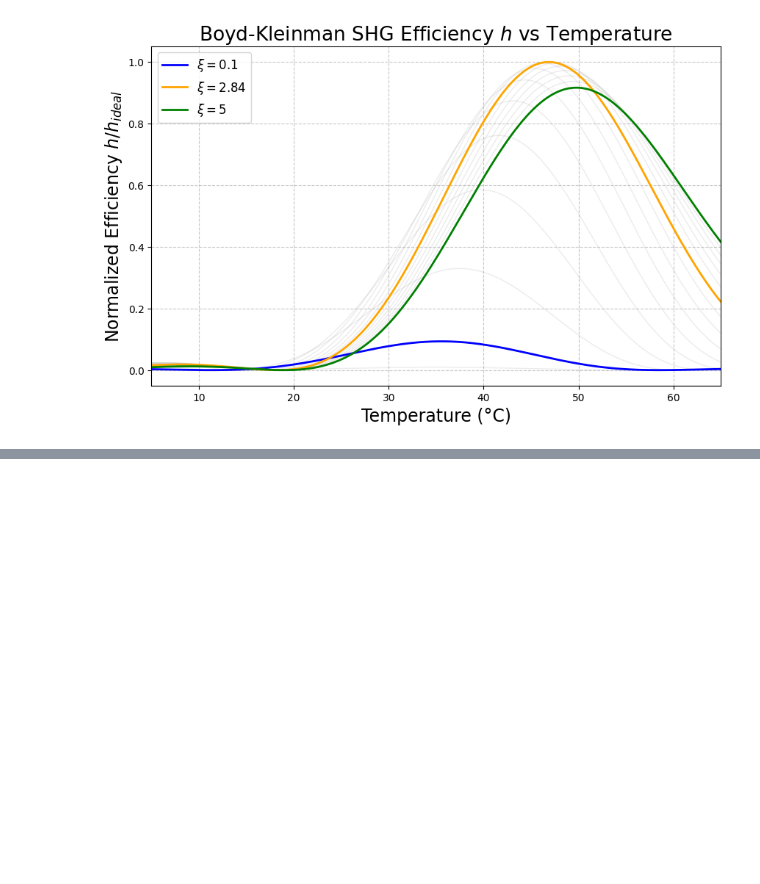
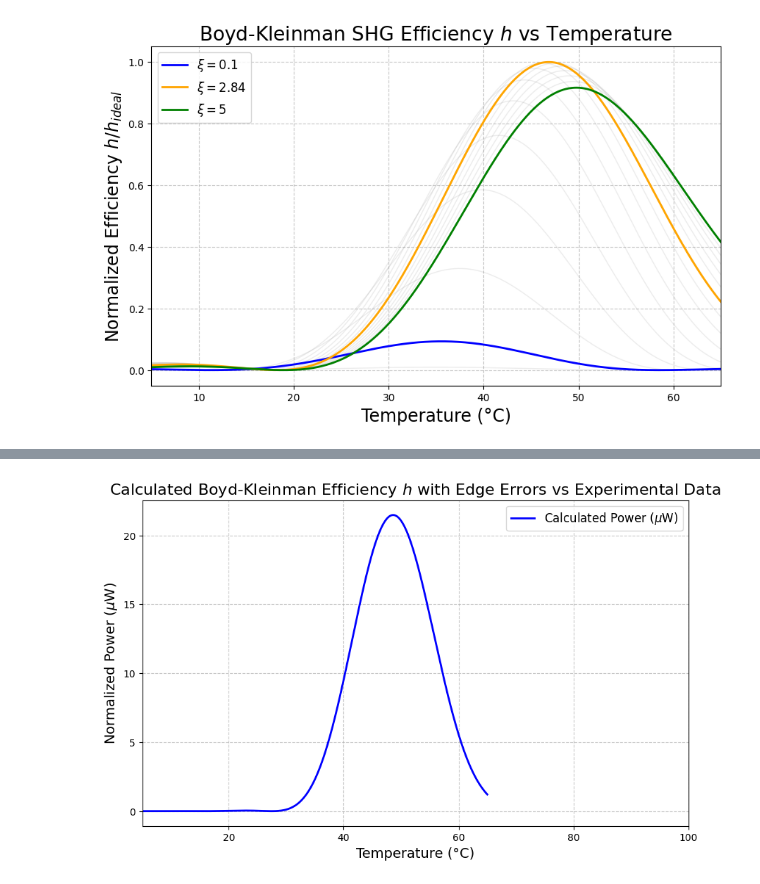
Before and after one commit to qpit/Eskild-Project-2026, a Jupyter notebook: main_document.ipynb, the cells around one changed output, grey strips where cells are left out. Saved outputs shown, nothing was run; the diff lists cells and outputs as text; code cells hidden in the pictures; blank space fills up the shorter version.

```diff
--- a/main_document.ipynb
+++ b/main_document.ipynb
@@ -689,7 +691,6 @@ def calculate_double_pass_h(T_array, QPM_array, L_cryst, xi_val, n_idx, d, R_mir
     chunk_size = 2000
     sigma_chunks_1 = [sigmas_1[i:i+chunk_size] for i in range(0, len(sigmas_1), chunk_size)]
 
-    print("Evaluating forward pass (h1)...")
     results_1 = Parallel(n_jobs=-1)(
         delayed(compute_h_vals_chunk)(chk, tau_1, xi_val)
         for chk in sigma_chunks_1
@@ -699,7 +700,6 @@ def calculate_double_pass_h(T_array, QPM_array, L_cryst, xi_val, n_idx, d, R_mir
     # 2. ABCD Ray Transfer for backwards pass (h2)
     # Average n_idx to simplify paraxial ray transfer
     n_mean = np.mean(n_idx) if isinstance(n_idx, np.ndarray) else n_idx
-    print(f"Average Refractive Index (n_omega): {n_mean:.4f}")
 
     z_R = b / 2
 
@@ -730,14 +730,13 @@ def calculate_double_pass_h(T_array, QPM_array, L_cryst, xi_val, n_idx, d, R_mir
     sigmas_2 = b_prime * QPM_sub / 2
     sigma_chunks_2 = [sigmas_2[i:i+chunk_size] for i in range(0, len(sigmas_2), chunk_size)]
 
-    print(f"Evaluating backward pass (h2) with new xi={xi_prime:.3f}...")
     results_2 = Parallel(n_jobs=-1)(
         delayed(compute_h_vals_chunk)(chk, tau_2, xi_prime)
         for chk in sigma_chunks_2
     )
     h2_vals = np.concatenate(results_2)
 
-    return T_sub, h1_vals, h2_vals, xi_prime
+    return T_sub, np.abs(h1_vals), np.abs(h2_vals), xi_prime
 # %%
 # Set physical parameters for double pass
 xi_forward = 2.84       # Boyd-Kleinman focusing parameter (optimal is ~2.84)
@@ -1081,0 +1048,57 @@ plt.show()
+# %%
+n_omega = np.mean(n_value_array[0,:])  # Average refractive index at fundamental
+n_2omega = np.mean(n_value_array[1,:]) # Average refractive index at second harmonic
+lamb_omega = 1550e-9  # Fundamental wavelength (m)
+# You can now safely increase the resolution here since it will run much faster
+xi_params = np.linspace(0.1, 6.0, 10)
+mu_params = np.linspace(-0.5, 0.5, 3)
+phi_params = np.linspace(np.pi, np.pi, 1)
+scale = np.linspace(0.01, 0.01, 1)
+P_in = 71e-3  # Input power in watts (example: 71 mW)
+
+filepath = r"Overnight_data\Overnight_data_21-04-2026_21-13.csv"
+sensitivity_V_per_W = 0.57 * 2.38e5
+data = np.genfromtxt(filepath, delimiter=',', skip_header=1)
+time_data = data[:, 0]
+time_hours = time_data / 3600
+channel1 = data[:, 2]  # Assuming Ch1_Avg is the 3rd column
+channel2 = data[:, 3]  # Assuming Ch2_Avg is the 4th column
+channel3 = data[:, 4]  # Assuming Ch3_Avg is the 5th column
+std = data[:, 5:8]  # Standard deviations for each channel
+SEM = data[:, 8:]  # Standard error of the mean for each channel
+resist = voltage_to_kOhm(channel2)
+temperature = temperature_from_resistance(resist)
+# Normalize channel 1 by using channel 3 as reference
+ch1_ch3_ratio = channel1 / channel3
+
+# Scale ratio back to physical voltage by multiplying by the mean reference voltage.
+corrected_voltage = ch1_ch3_ratio * np.mean(channel3)
+# Convert corrected voltage to Power in microwatts
+power_W = corrected_voltage / sensitivity_V_per_W
+power_uW = power_W * 1e6  # Convert to microwatts
+
+SEM_ch1 = SEM[:, 0]
+SEM_ch3 = SEM[:, 2]
+ratio_sem = np.abs(ch1_ch3_ratio) * np.sqrt((SEM_ch1 / channel1)**2 + (SEM_ch3 / channel3)**2)
+SEM_power_uW = (ratio_sem * np.mean(channel3) / sensitivity_V_per_W) * 1e6
+
+T_sub_calc, P_total_W, h1_vals, h2_vals, xi_backward, term = calculate_h_error_phase(
+    sim_temp_C, QPM, L, xi_in=2.84, n_omega=n_omega, d=0, R_mirror=0.01,
+    mus=0, phi_r=np.pi, n_2omega=n_2omega, P_in=P_in
+)
+
+fig, ax = plt.subplots(figsize=(10, 6))
+# Plot calculated power in micowatts
+ax.plot(T_sub_calc, P_total_W * 1e6, label='Calculated Power ($\\mu$W)', color='blue', lw=2)
+
+#Data points with error bars
+# ax.errorbar(temperature, power_uW, yerr=SEM_power_uW, fmt='o', markersize=3, label='Normalized Exp. Data', color='purple', alpha=0.6)
+ax.set_title('Calculated Boyd-Kleinman Efficiency $h$ with Edge Errors vs Experimental Data', fontsize=16)
+ax.set_xlabel('Temperature (°C)', fontsize=14)
+ax.set_ylabel('Normalized Power ($\\mu$W)', fontsize=14)
+ax.legend(fontsize=12)
+ax.grid(True, linestyle='--', alpha=0.7)
+plt.xlim(5, 100)
+plt.show()
+# %% [output]
+[figure, added]
```
Also changed, not shown: parts of 9 cells of this notebook, 2 other files.
